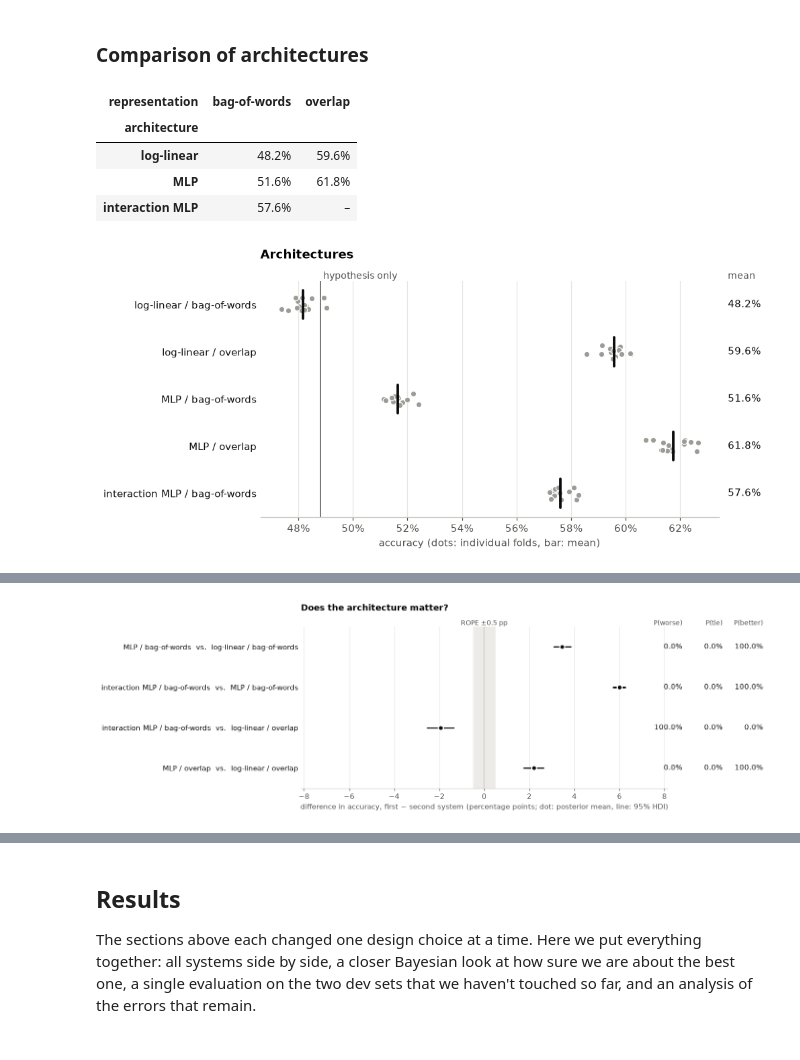
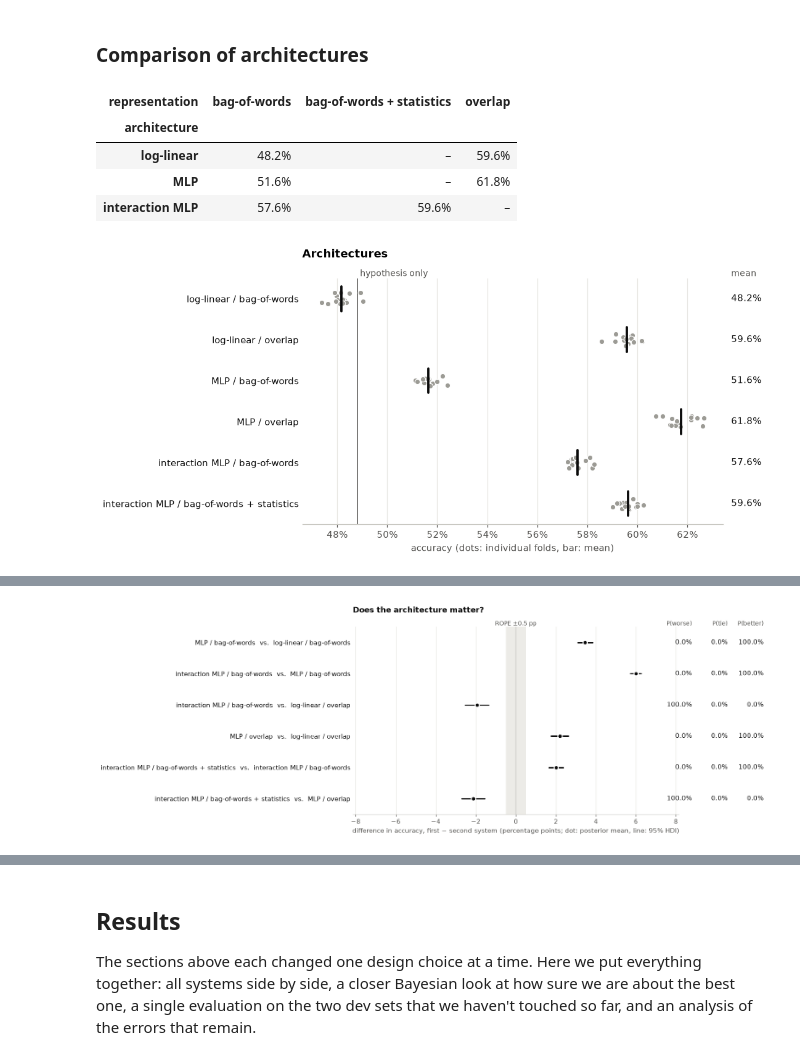
Before and after one commit to maksderylo/nlp1, a Jupyter notebook: part1/project.ipynb, the cells around one changed output, grey strips where cells are left out. Drawn from its saved outputs; the diff is of its cells as text; code cells hidden in the pictures.

```diff
--- a/part1/project.ipynb
+++ b/part1/project.ipynb
@@ -894,0 +910,15 @@ interaction MLP / bag-of-words: 57.6%
+# %%
+# the interaction MLP's input (premise | hypothesis bag-of-words), followed by the 7 overlap statistics
+X_hybrid = hstack([X_pair, overlap_statistics]).tocsr()
+NUM_STATISTICS = overlap_statistics.shape[1]
+
+def interaction_mlp_with_statistics():
+    """hybrid: our interaction MLP, with the overlap statistics passed straight to its classifier"""
+    return part1.nli.NeuralClassifier(
+        lambda input_dim: part1.nli.InteractionMLP(VOCAB_SIZE, HIDDEN_DIM, num_classes=3, dropout=DROPOUT,
+                                                   num_statistics=NUM_STATISTICS))
+
+# 15 networks again, a few minutes
+architecture_accuracies["interaction MLP / bag-of-words + statistics"] = cross_validate(interaction_mlp_with_statistics, X_hybrid)
+print(f"interaction MLP / bag-of-words + statistics: "
+      f"{np.mean(architecture_accuracies['interaction MLP / bag-of-words + statistics']):.1%}")
@@ -912,17 +948,19 @@ architecture_comparison = part1.nli.compare(architecture_accuracies, [
     ("MLP / bag-of-words", "interaction MLP / bag-of-words"),    # does comparing the sentences in the network help?
     ("log-linear / overlap", "interaction MLP / bag-of-words"),  # learned relation vs. our handcrafted one
     ("log-linear / overlap", "MLP / overlap"),                   # does a hidden layer help on top of our features?
+    ("interaction MLP / bag-of-words", "interaction MLP / bag-of-words + statistics"),  # do the statistics add to the learned comparison?
+    ("MLP / overlap", "interaction MLP / bag-of-words + statistics"),                   # hybrid vs. our best system so far
 ], ROPE, runs=len(SEEDS))
 display(architecture_comparison.round(4))
 part1.nli.plot_comparisons(architecture_comparison, ROPE, title="Does the architecture matter?",
                            save_to=FIG_DIR / "architectures_comparison.png")
 # %% [output]
-| representation | bag-of-words | overlap |
-| architecture |  |  |
-| log-linear | 48.2% | 59.6% |
-| MLP | 51.6% | 61.8% |
-| interaction MLP | 57.6% | – |
+| representation | bag-of-words | bag-of-words + statistics | overlap |
+| architecture |  |  |  |
+| log-linear | 48.2% | – | 59.6% |
+| MLP | 51.6% | – | 61.8% |
+| interaction MLP | 57.6% | 59.6% | – |
-[figure, old version]
+[figure, new version]
 |  | A | B | mean diff (B-A) | 95% HDI low | 95% HDI high | P(A wins) | P(tie) | P(B wins) |
 | 0 | log-linear / bag-of-words | MLP / bag-of-words | 0.0346 | 0.0309 | 0.0383 | 0.0000 | 0.0000 | 1.0 |
 | 1 | MLP / bag-of-words | interaction MLP / bag-of-words | 0.0599 | 0.0571 | 0.0626 | 0.0000 | 0.0000 | 1.0 |
@@ -931,4 +971,4 @@ part1.nli.plot_comparisons(architecture_comparison, ROPE, title="Does the archit
-[figure, old version]
+[figure, new version]
 # %% [markdown]
 ### Which architecture works best, and why?
 
```
Also changed, not shown: parts of 23 cells of this notebook, 1 other file.
